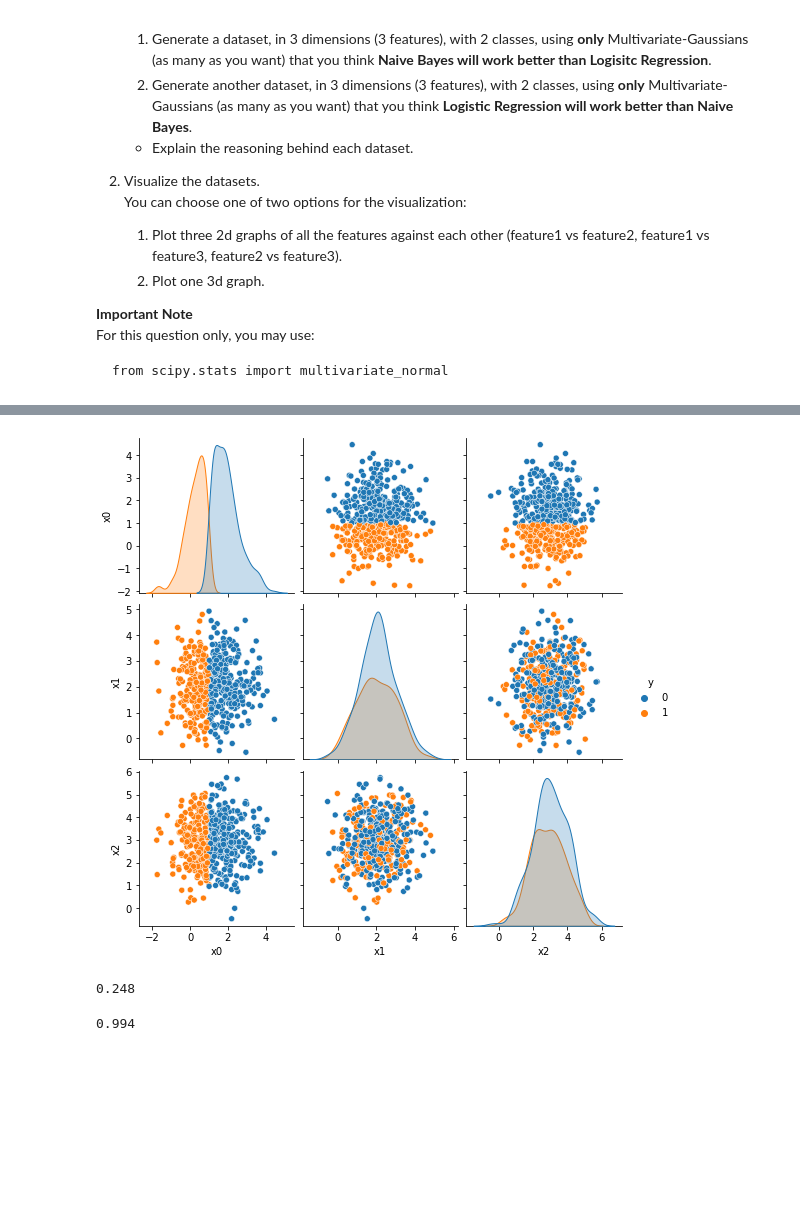
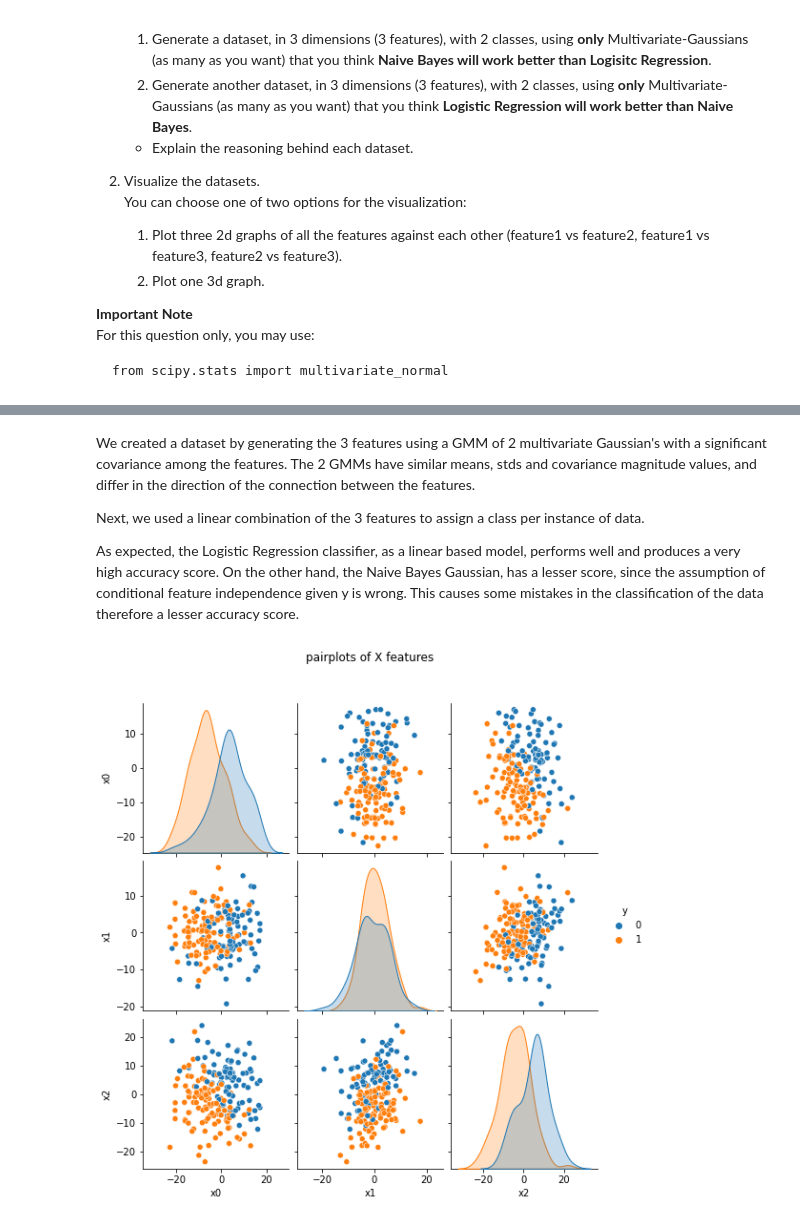
Before and after one commit to lotenn/Machine-Learning-from-Data-3141-2022-2, a Jupyter notebook: hwa4/hw4_201466349_313591851.ipynb, the cells around one changed output, grey strips where cells are left out. Saved outputs shown, nothing was run; the diff lists cells and outputs as text; code cells hidden in the pictures; blank space fills up the shorter version.

```diff
--- a/hwa4/hw4_201466349_313591851.ipynb
+++ b/hwa4/hw4_201466349_313591851.ipynb
@@ -702,41 +714,30 @@ sns.pairplot(df, hue='y')
+# %% [markdown]
+We created a dataset by generating the 3 features using a GMM of 2 multivariate Gaussian's with a significant covariance among the features.
+The 2 GMMs have similar means, stds and covariance magnitude values, and differ in the direction of the connection between the features.
+
+Next, we used a linear combination of the 3 features to assign a class per instance of data.
+
+As expected, the Logistic Regression classifier, as a linear based model, performs well and produces a very high accuracy score.
+On the other hand, the Naive Bayes Gaussian, has a lesser score, since the assumption of conditional feature independence given y is wrong.
+This causes some mistakes in the classification of the data therefore a lesser accuracy score.
 # %%
-from scipy.stats import multivariate_normal
-N1 = 300
-N2 = 200
+N1 = 100
+N2 = 100
 
+vMu1 = np.array([0, 0, 0])
 
-vMu1 = np.array([1, 2, 3])
-vMu2 = np.array([1.5, 2, 3])
+mSig1 = np.array([[1, 10, 100],
+                  [10, 25, 10],
+                  [100, 10, 50]])
 
+mSig2 = np.array([[1, -10., -100],
+                  [-10, 25, -10],
+                  [-100, -10, 50]])
 
-mSig1 = np.eye(3)
-mSig2 = np.eye(3)
-
-
-X1 = multivariate_normal.rvs(mean=vMu1, cov=mSig1, size=N1)
-X2 = multivariate_normal.rvs(mean=vMu2, cov=mSig2, size=N2)
+X1 = multivariate_normal.rvs(mean=vMu1, cov=mSig1, size=N1, random_state=RANDOM_STATE)
+X2 = multivariate_normal.rvs(mean=vMu1, cov=mSig2, size=N2, random_state=RANDOM_STATE)
 
 X = np.r_[X1, X2]
 y = np.zeros(N1+N2).astype(int)
-y[((X[:, 0] < 1))] = 1
-# y[(X[:, 1] > 5)] = 1
-# y[(X[:, 2] < -5)] = 1
-
-import seaborn as sns
-df = pd.DataFrame(X, columns=['x0', 'x1', 'x2'])
-df['y'] = y
-grid = sns.pairplot(df, hue='y')
+w = np.array([1, -1, 1])
+y[X @ w < 0] = 1
-# %% [output]
-[figure, removed]
-# %%
-lr_2 = LogisticRegressionGD()
-lr_2.fit(X, y)
-lr_2.score(X, y)
-# %% [output]
-0.248
-# %%
-nb_2 = NaiveBayesGaussian(k=2)
-nb_2.fit(X, y)
-nb_2.score(X, y)
-# %% [output]
-0.994
@@ -745,0 +744,4 @@ lr_best_params = scores_mean[np.argmax(scores_mean[:, 2])]
+# %%
+plot_pairplots(X, y)
+# %% [output]
+[figure, added]
```
Also changed, not shown: parts of 34 cells of this notebook.
